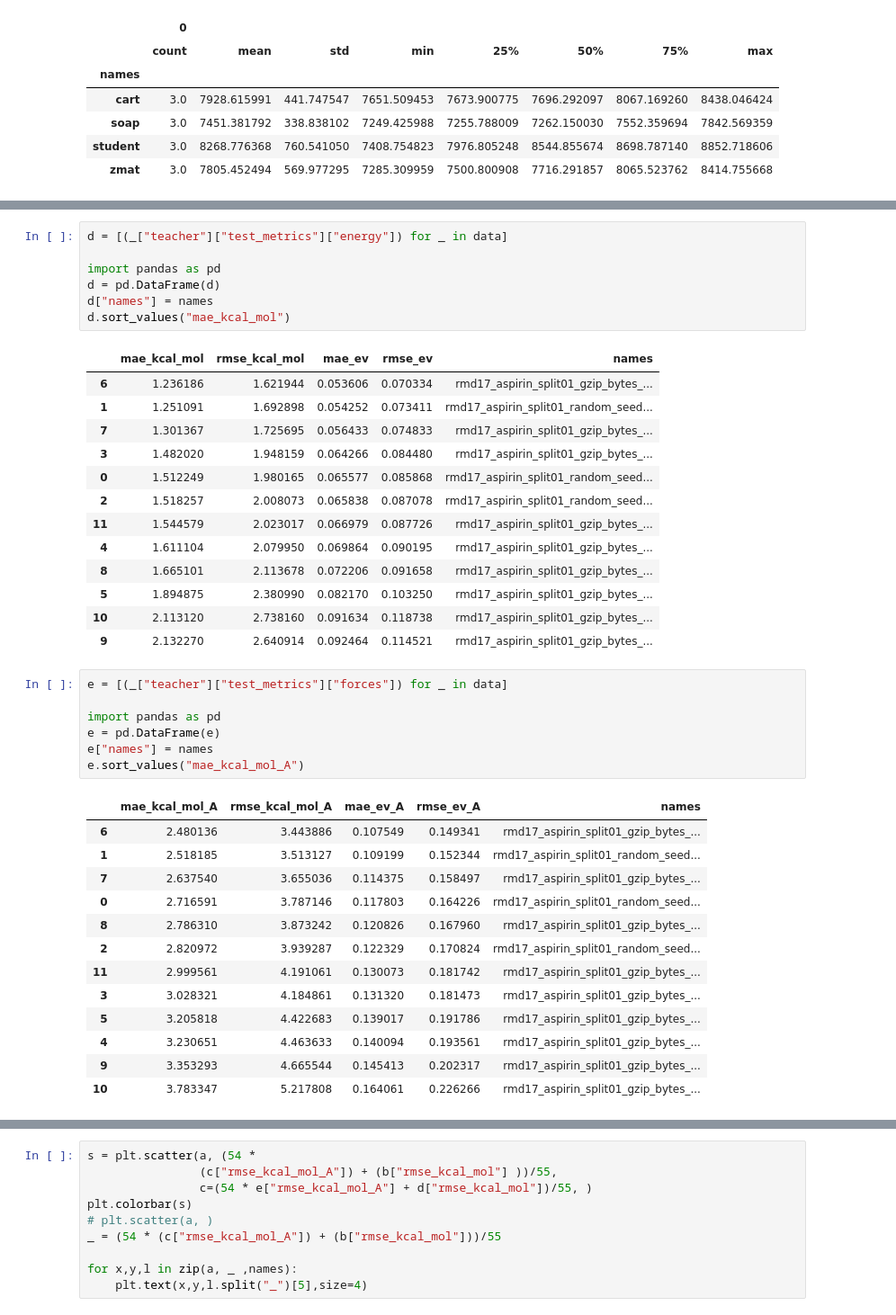
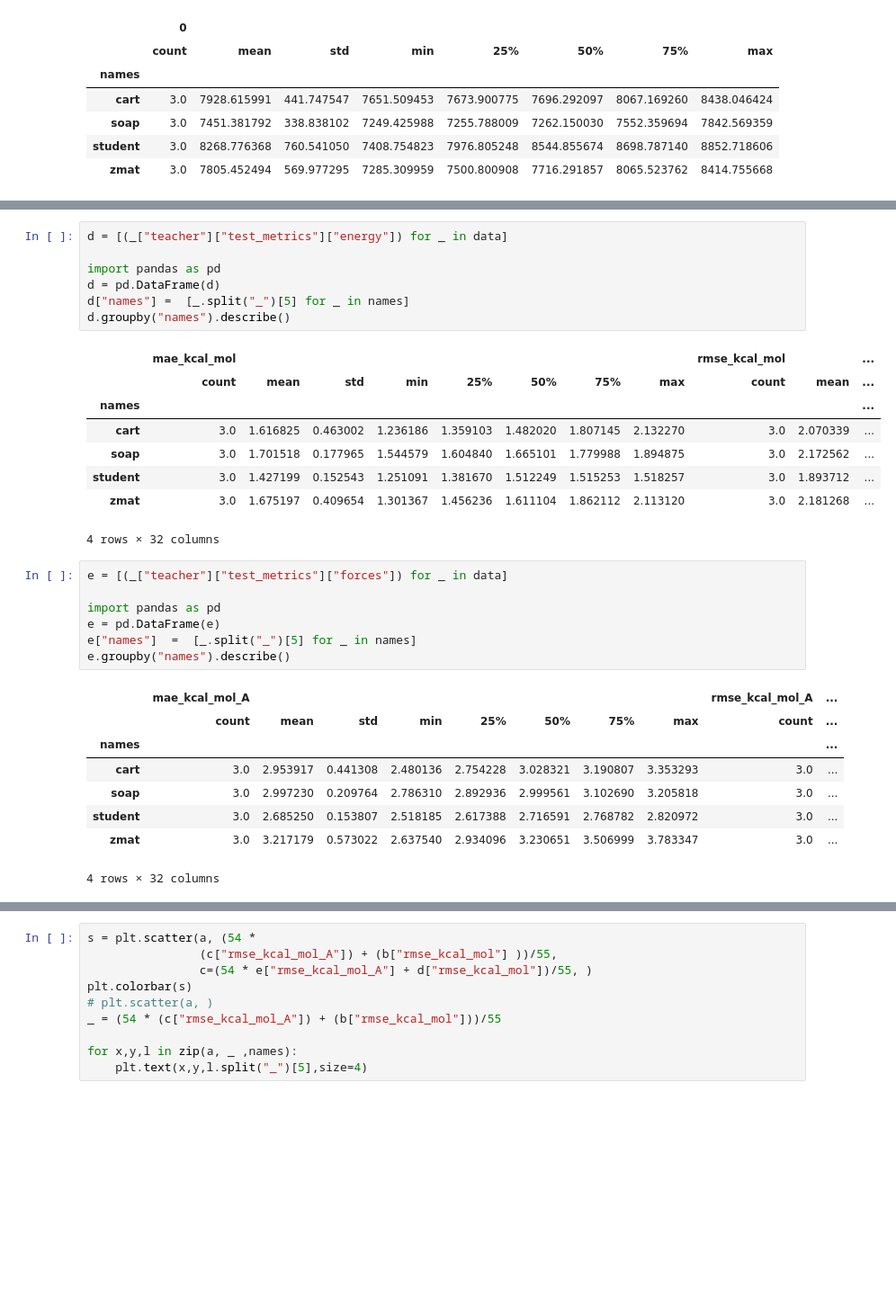
Before and after one commit to EricBoittier/epiplexity_mlip, a Jupyter notebook: 01.ipynb, the cells around one changed output, grey strips where cells are left out. Shown at 90% size. Saved outputs shown, nothing was run; the diff lists cells and outputs as text; blank space fills up the shorter version.

```diff
--- a/01.ipynb
+++ b/01.ipynb
@@ -93,44 +84,34 @@ c.sort_values("mae_kcal_mol_A")
 # %%
 d = [(_["teacher"]["test_metrics"]["energy"]) for _ in data]
 
 import pandas as pd
 d = pd.DataFrame(d)
-d["names"] = names
-d.sort_values("mae_kcal_mol")
+d["names"] =  [_.split("_")[5] for _ in names]
+d.groupby("names").describe()
 # %% [output]
-|  | mae_kcal_mol | rmse_kcal_mol | mae_ev | rmse_ev | names |
-| 6 | 1.236186 | 1.621944 | 0.053606 | 0.070334 | rmd17_aspirin_split01_gzip_bytes_... |
-| 1 | 1.251091 | 1.692898 | 0.054252 | 0.073411 | rmd17_aspirin_split01_random_seed... |
-| 7 | 1.301367 | 1.725695 | 0.056433 | 0.074833 | rmd17_aspirin_split01_gzip_bytes_... |
-| 3 | 1.482020 | 1.948159 | 0.064266 | 0.084480 | rmd17_aspirin_split01_gzip_bytes_... |
-| 0 | 1.512249 | 1.980165 | 0.065577 | 0.085868 | rmd17_aspirin_split01_random_seed... |
-| 2 | 1.518257 | 2.008073 | 0.065838 | 0.087078 | rmd17_aspirin_split01_random_seed... |
-| 11 | 1.544579 | 2.023017 | 0.066979 | 0.087726 | rmd17_aspirin_split01_gzip_bytes_... |
-| 4 | 1.611104 | 2.079950 | 0.069864 | 0.090195 | rmd17_aspirin_split01_gzip_bytes_... |
-| 8 | 1.665101 | 2.113678 | 0.072206 | 0.091658 | rmd17_aspirin_split01_gzip_bytes_... |
-| 5 | 1.894875 | 2.380990 | 0.082170 | 0.103250 | rmd17_aspirin_split01_gzip_bytes_... |
-| 10 | 2.113120 | 2.738160 | 0.091634 | 0.118738 | rmd17_aspirin_split01_gzip_bytes_... |
-| 9 | 2.132270 | 2.640914 | 0.092464 | 0.114521 | rmd17_aspirin_split01_gzip_bytes_... |
+|  | mae_kcal_mol |  |  |  |  |  |  |  | rmse_kcal_mol |  | ... |
+|  | count | mean | std | min | 25% | 50% | 75% | max | count | mean | ... |
+| names |  |  |  |  |  |  |  |  |  |  | ... |
+| cart | 3.0 | 1.616825 | 0.463002 | 1.236186 | 1.359103 | 1.482020 | 1.807145 | 2.132270 | 3.0 | 2.070339 | ... |
+| soap | 3.0 | 1.701518 | 0.177965 | 1.544579 | 1.604840 | 1.665101 | 1.779988 | 1.894875 | 3.0 | 2.172562 | ... |
+| student | 3.0 | 1.427199 | 0.152543 | 1.251091 | 1.381670 | 1.512249 | 1.515253 | 1.518257 | 3.0 | 1.893712 | ... |
+| zmat | 3.0 | 1.675197 | 0.409654 | 1.301367 | 1.456236 | 1.611104 | 1.862112 | 2.113120 | 3.0 | 2.181268 | ... |
+4 rows × 32 columns
 # %%
 e = [(_["teacher"]["test_metrics"]["forces"]) for _ in data]
 
 import pandas as pd
 e = pd.DataFrame(e)
-e["names"] = names
-e.sort_values("mae_kcal_mol_A")
+e["names"]  =  [_.split("_")[5] for _ in names]
+e.groupby("names").describe()
 # %% [output]
-|  | mae_kcal_mol_A | rmse_kcal_mol_A | mae_ev_A | rmse_ev_A | names |
-| 6 | 2.480136 | 3.443886 | 0.107549 | 0.149341 | rmd17_aspirin_split01_gzip_bytes_... |
-| 1 | 2.518185 | 3.513127 | 0.109199 | 0.152344 | rmd17_aspirin_split01_random_seed... |
-| 7 | 2.637540 | 3.655036 | 0.114375 | 0.158497 | rmd17_aspirin_split01_gzip_bytes_... |
-| 0 | 2.716591 | 3.787146 | 0.117803 | 0.164226 | rmd17_aspirin_split01_random_seed... |
-| 8 | 2.786310 | 3.873242 | 0.120826 | 0.167960 | rmd17_aspirin_split01_gzip_bytes_... |
-| 2 | 2.820972 | 3.939287 | 0.122329 | 0.170824 | rmd17_aspirin_split01_random_seed... |
-| 11 | 2.999561 | 4.191061 | 0.130073 | 0.181742 | rmd17_aspirin_split01_gzip_bytes_... |
-| 3 | 3.028321 | 4.184861 | 0.131320 | 0.181473 | rmd17_aspirin_split01_gzip_bytes_... |
-| 5 | 3.205818 | 4.422683 | 0.139017 | 0.191786 | rmd17_aspirin_split01_gzip_bytes_... |
-| 4 | 3.230651 | 4.463633 | 0.140094 | 0.193561 | rmd17_aspirin_split01_gzip_bytes_... |
-| 9 | 3.353293 | 4.665544 | 0.145413 | 0.202317 | rmd17_aspirin_split01_gzip_bytes_... |
-| 10 | 3.783347 | 5.217808 | 0.164061 | 0.226266 | rmd17_aspirin_split01_gzip_bytes_... |
+|  | mae_kcal_mol_A |  |  |  |  |  |  |  | rmse_kcal_mol_A | ... |
+|  | count | mean | std | min | 25% | 50% | 75% | max | count | ... |
+| names |  |  |  |  |  |  |  |  |  | ... |
+| cart | 3.0 | 2.953917 | 0.441308 | 2.480136 | 2.754228 | 3.028321 | 3.190807 | 3.353293 | 3.0 | ... |
+| soap | 3.0 | 2.997230 | 0.209764 | 2.786310 | 2.892936 | 2.999561 | 3.102690 | 3.205818 | 3.0 | ... |
+| student | 3.0 | 2.685250 | 0.153807 | 2.518185 | 2.617388 | 2.716591 | 2.768782 | 2.820972 | 3.0 | ... |
+| zmat | 3.0 | 3.217179 | 0.573022 | 2.637540 | 2.934096 | 3.230651 | 3.506999 | 3.783347 | 3.0 | ... |
+4 rows × 32 columns
 # %%
 s = plt.scatter(a, 1 *
```
Also changed, not shown: parts of 5 cells of this notebook.
